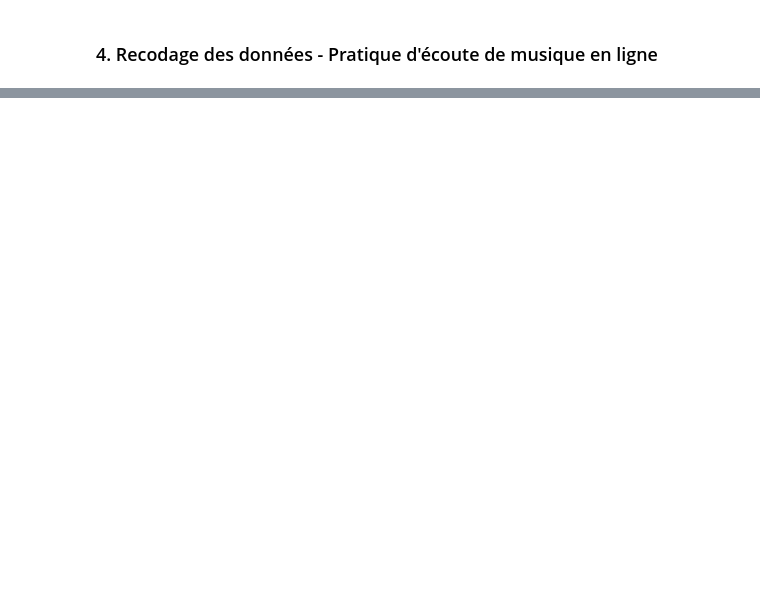
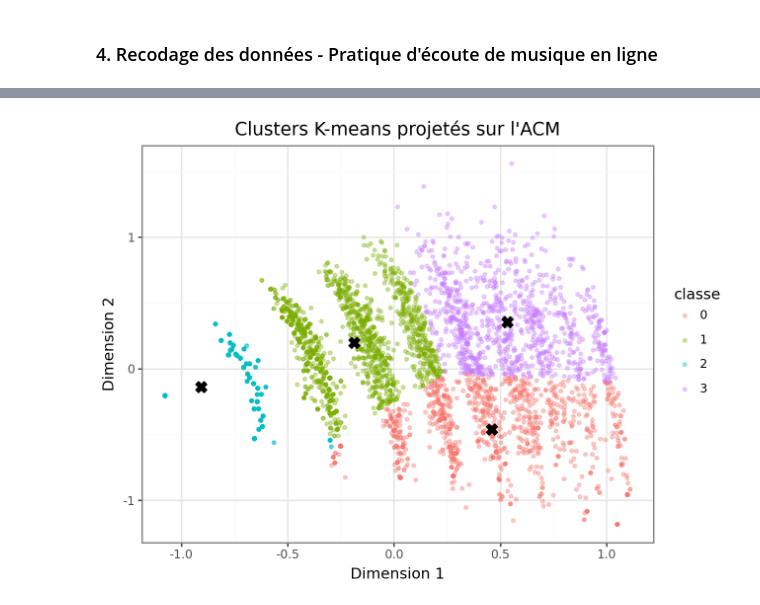
Before and after one commit to Roulinee/Projet_Python_pour_DS, a Jupyter notebook: main.ipynb, the cells around one changed output, grey strips where cells are left out. Saved outputs shown, nothing was run; the diff lists cells and outputs as text; code cells hidden in the pictures; blank space fills up the shorter version.

```diff
--- a/main.ipynb
+++ b/main.ipynb
@@ -244,0 +451,26 @@ See the caveats in the documentation: https://pandas.pydata.org/pandas-docs/stab
+# %%
+X = coords.iloc[:, :2].copy()
+X.columns = ["Dim_1", "Dim_2"]
+
+kmeans = KMeans(n_clusters=4, random_state=42)
+df_barometre_recode["classe"] = kmeans.fit_predict(X)
+
+centroids = pd.DataFrame(kmeans.cluster_centers_, columns=X.columns)
+centroids["classe"] = centroids.index.astype("category")
+
+plot_df = X.copy()
+plot_df["classe"] = df_barometre_recode["classe"].astype("category")
+
+p = (
+    ggplot(plot_df, aes("Dim_1", "Dim_2", color="classe")) +
+    geom_point(alpha=0.35, size=1) +
+    geom_point(data=centroids, mapping=aes("Dim_1", "Dim_2"),
+               color="black", size=4, shape="X") +
+    theme_bw() +
+    labs(title="Clusters K-means projetés sur l'ACM",
+         x="Dimension 1", y="Dimension 2")
+)
+
+p
+# %% [output]
+[figure, added]
```
Also changed, not shown: parts of 10 cells of this notebook, 2 other files.
